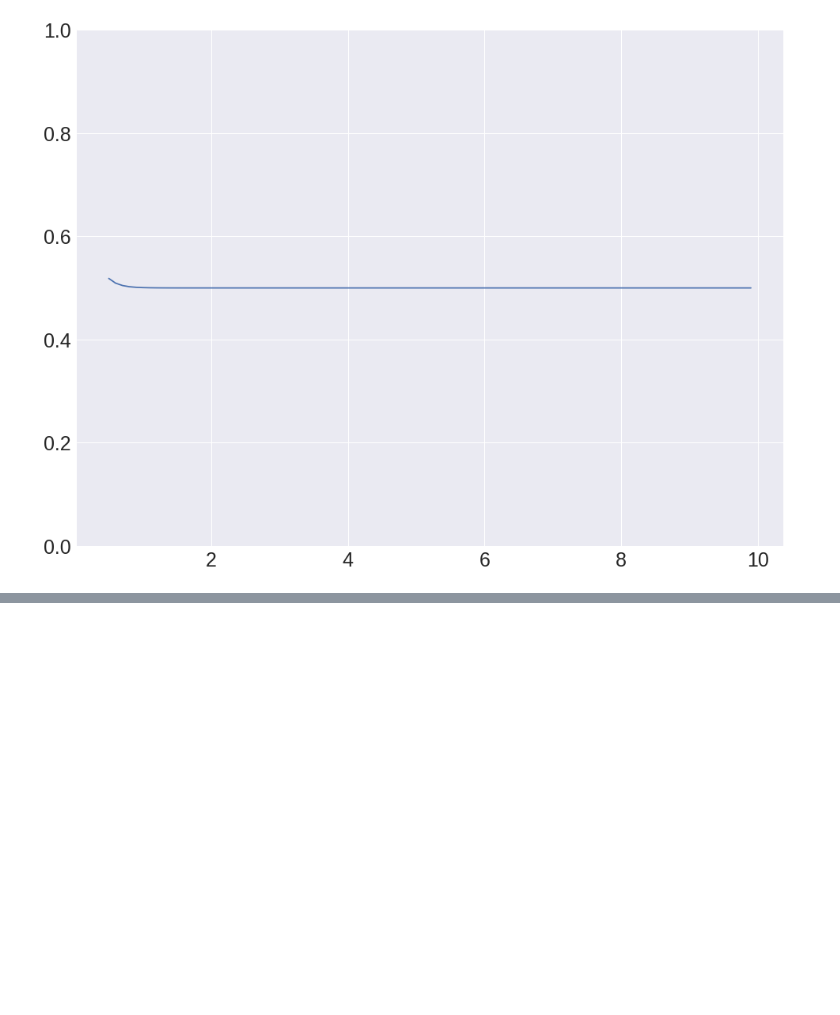
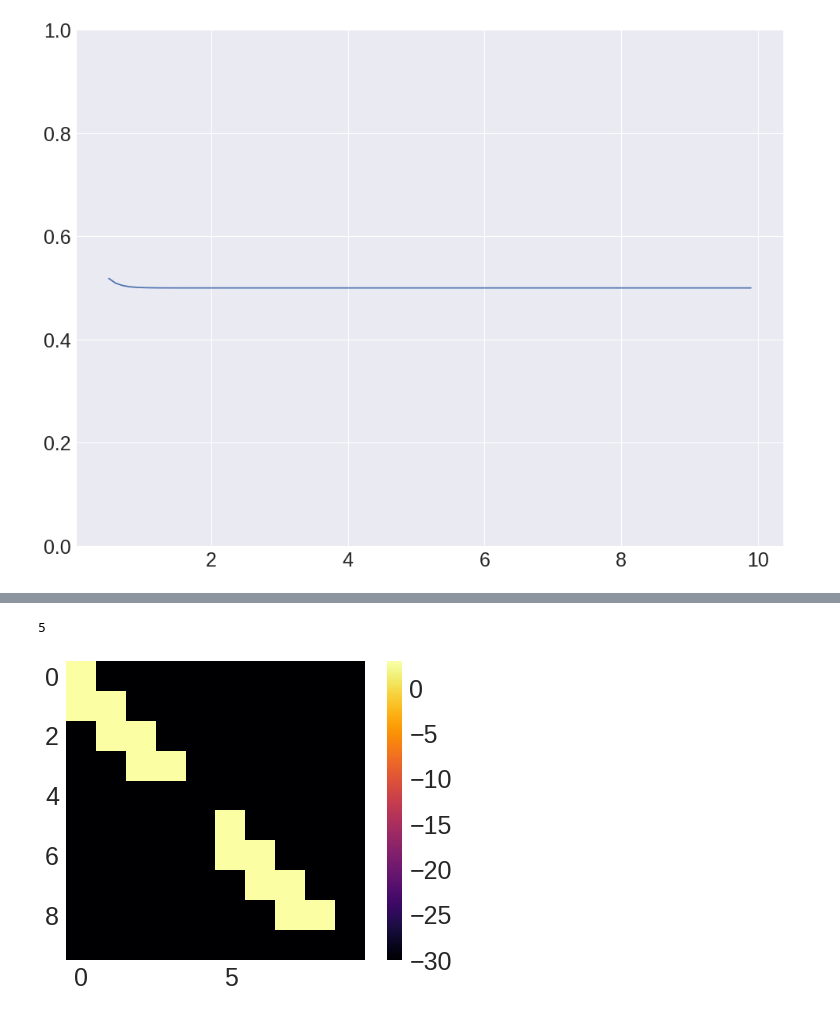
Before and after one commit to h-mayorquin/attractor_sequences, a Jupyter notebook: notebooks/2017-11-10(Testing simpler model).ipynb, the cells around one changed output, grey strips where cells are left out. Saved outputs shown, nothing was run; the diff lists cells and outputs as text; code cells hidden in the pictures; blank space fills up the shorter version.

```diff
--- a/notebooks/2017-11-10(Testing simpler model).ipynb
+++ b/notebooks/2017-11-10(Testing simpler model).ipynb
@@ -477,0 +552,40 @@ ax.set_ylim([0, 1])
+# %%
+N = 10
+T = 3.0
+T_cue = 0.200
+
+dt = 0.0005
+tau_m = 0.010
+tau_z = 0.100
+tau_a = 0.500
+
+I = 0
+G = 100.0
+threshold = 0.5
+
+self_excitation = 3.0
+inhbition = 30.0
+transition = 0.4331
+transition = 3.0
+
+sequences = [[0, 1, 2, 3], [5, 6, 7, 8]]
+w = designed_matrix_sequences(N, sequences, self_excitation=self_excitation,
+                              transition=transition, inhbition=inhbition)
+
+
+sequence_to_recall = sequences[1]
+I_cue = sequence_to_recall[0]
+print(I_cue)
+
+dic = run_network_recall(N, w, G, threshold, tau_m, tau_z,  T, dt, I_cue, T_cue)
+x_history = dic['x']
+z_history = dic['z']
+current_history = dic['current']
+# %% [output]
+5
+# %%
+plt.imshow(w, cmap='inferno')
+plt.colorbar()
+plt.grid()
+# %% [output]
+[figure, added]
```
Also changed, not shown: parts of 12 cells of this notebook, 13 other files.
